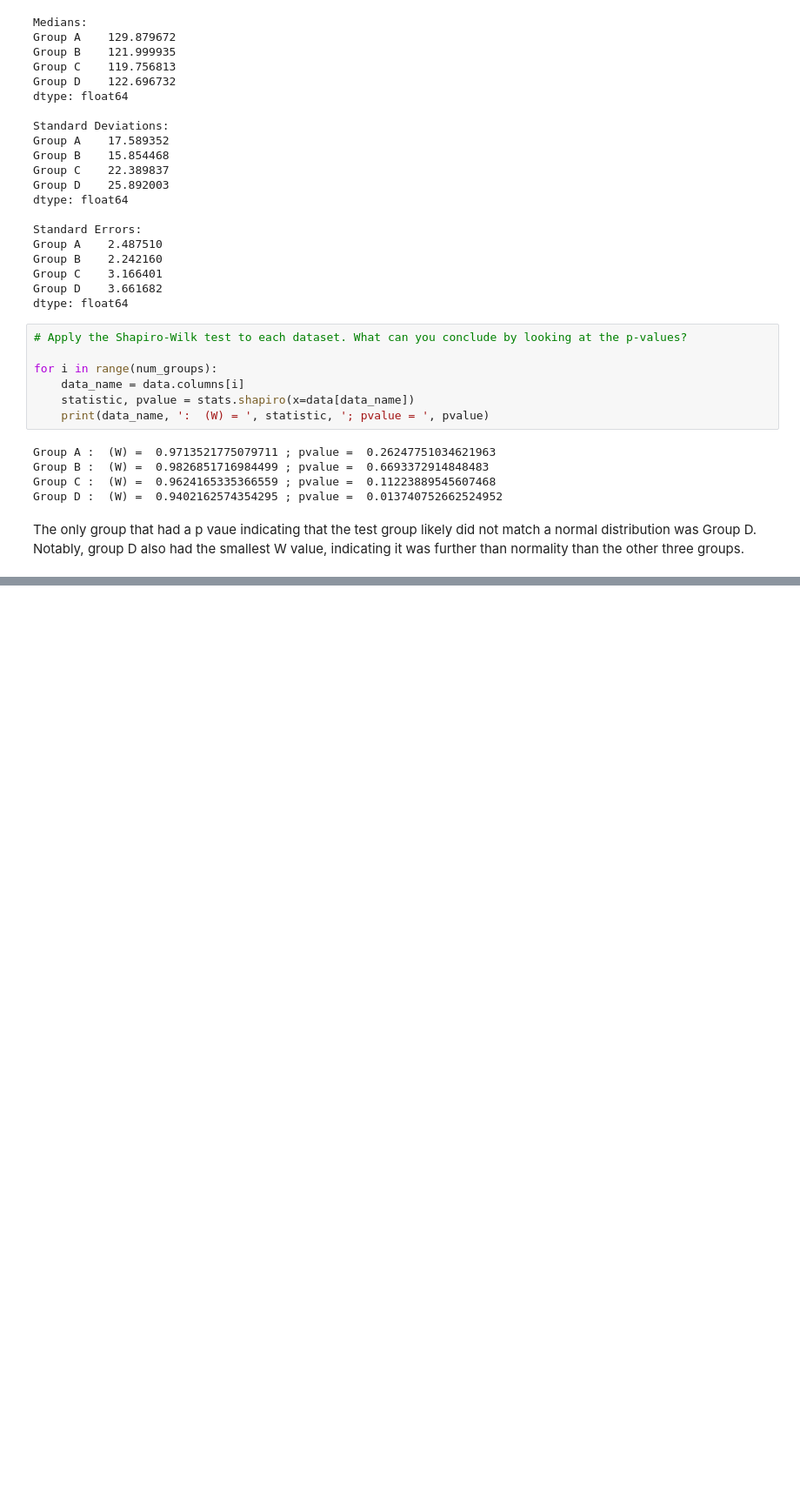
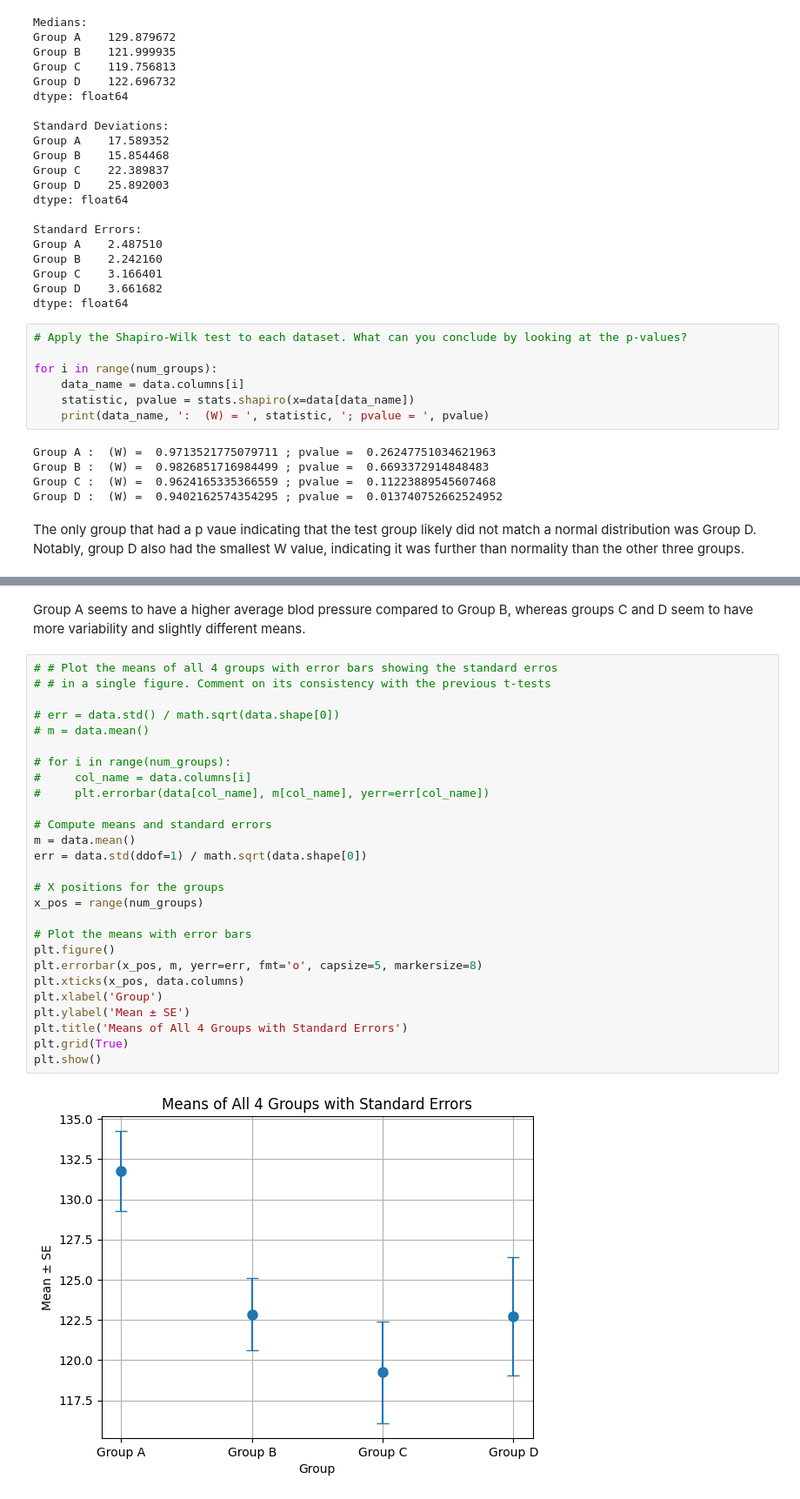
Before and after one commit to carolineterryn/DA4Research-labs, a Jupyter notebook: lab2/pset2.ipynb, the cells around one changed output, grey strips where cells are left out. Shown at 87% size. Drawn from its saved outputs; the diff is of its cells as text; blank space fills up the shorter version.

```diff
--- a/lab2/pset2.ipynb
+++ b/lab2/pset2.ipynb
@@ -77,0 +117,31 @@ The only group that had a p vaue indicating that the test group likely did not m
+# %% [markdown]
+Group A seems to have a higher average blod pressure compared to Group B, whereas groups C and D seem to have more variability and slightly different means.
+# %%
+# # Plot the means of all 4 groups with error bars showing the standard erros
+# # in a single figure. Comment on its consistency with the previous t-tests
+
+# err = data.std() / math.sqrt(data.shape[0])
+# m = data.mean()
+
+# for i in range(num_groups):
+#     col_name = data.columns[i]
+#     plt.errorbar(data[col_name], m[col_name], yerr=err[col_name])
+
+# Compute means and standard errors
+m = data.mean()
+err = data.std(ddof=1) / math.sqrt(data.shape[0])
+
+# X positions for the groups
+x_pos = range(num_groups)
+
+# Plot the means with error bars
+plt.figure()
+plt.errorbar(x_pos, m, yerr=err, fmt='o', capsize=5, markersize=8)
+plt.xticks(x_pos, data.columns)
+plt.xlabel('Group')
+plt.ylabel('Mean ± SE')
+plt.title('Means of All 4 Groups with Standard Errors')
+plt.grid(True)
+plt.show()
+# %% [output]
+[figure, added]
```
Also changed, not shown: parts of 7 cells of this notebook.
